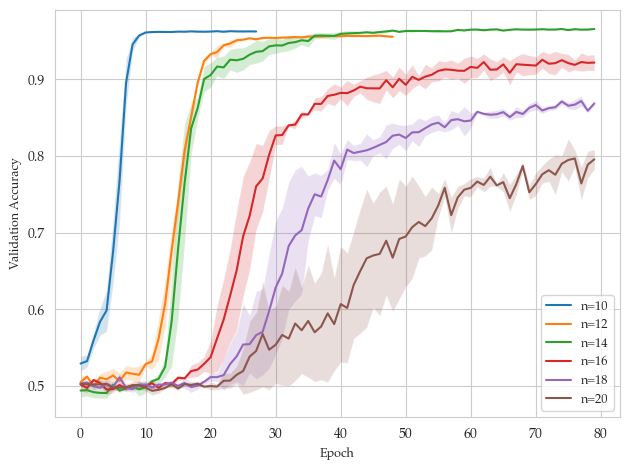
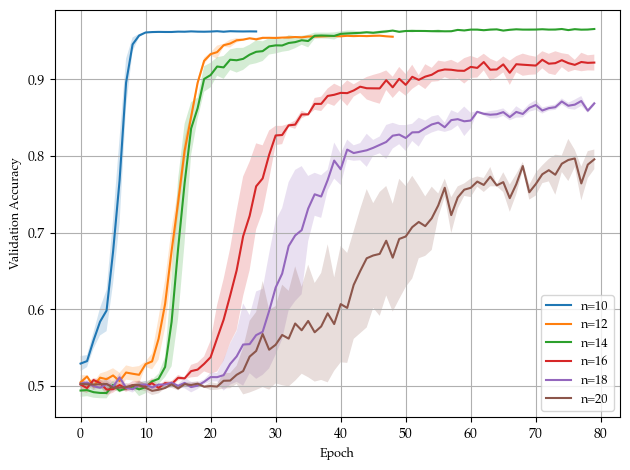
Code edit (unified diff) that turned the first committed figure into the second:
--- before
+++ after
@@ -39,5 +39,5 @@
     plt.plot(epochs, info['val_acc_curve'], label=label)
     plt.fill_between(epochs, info['val_acc_curve'] - info['val_acc_std'], info['val_acc_curve'] + info['val_acc_std'], alpha=0.2)
-
+plt.grid('on')
 plt.xlabel("Epoch", fontsize=9)
 plt.ylabel("Validation Accuracy", fontsize=9)

Commit: added comments to README, notebooks